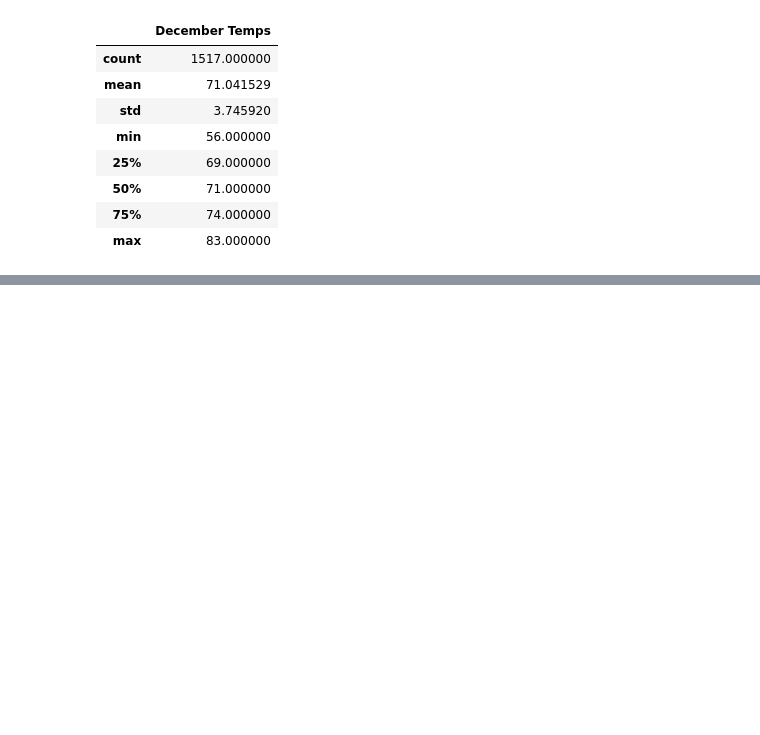
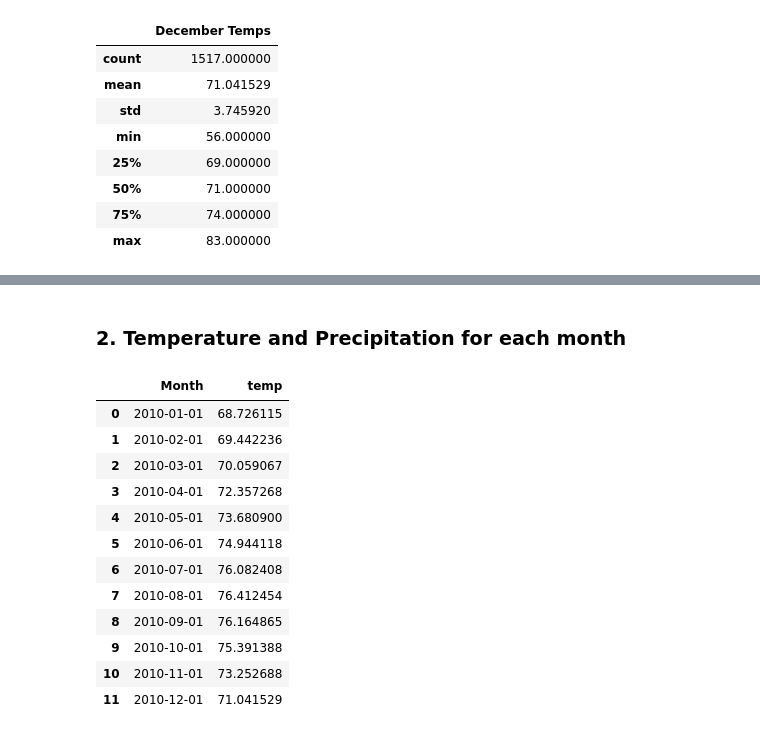
Before and after one commit to Takomochi/surfs_up, a Jupyter notebook: SurfsUp_Challenge.ipynb, the cells around one changed output, grey strips where cells are left out. Drawn from its saved outputs; the diff is of its cells as text; code cells hidden in the pictures; blank space fills up the shorter version.

```diff
--- a/SurfsUp_Challenge.ipynb
+++ b/SurfsUp_Challenge.ipynb
@@ -75,0 +110,20 @@ temp_dec.describe()
+# %% [markdown]
+### 2. Temperature and Precipitation for each month
+# %%
+temps = session.query(Measurement.date, func.avg(Measurement.tobs)).group_by(extract('month',Measurement.date)).all()
+temps = pd.DataFrame(temps, columns=['Month','temp'])
+temps
+# %% [output]
+|  | Month | temp |
+| 0 | 2010-01-01 | 68.726115 |
+| 1 | 2010-02-01 | 69.442236 |
+| 2 | 2010-03-01 | 70.059067 |
+| 3 | 2010-04-01 | 72.357268 |
+| 4 | 2010-05-01 | 73.680900 |
+| 5 | 2010-06-01 | 74.944118 |
+| 6 | 2010-07-01 | 76.082408 |
+| 7 | 2010-08-01 | 76.412454 |
+| 8 | 2010-09-01 | 76.164865 |
+| 9 | 2010-10-01 | 75.391388 |
+| 10 | 2010-11-01 | 73.252688 |
+| 11 | 2010-12-01 | 71.041529 |
```
Also changed, not shown: parts of 10 cells of this notebook, 1 other file.
